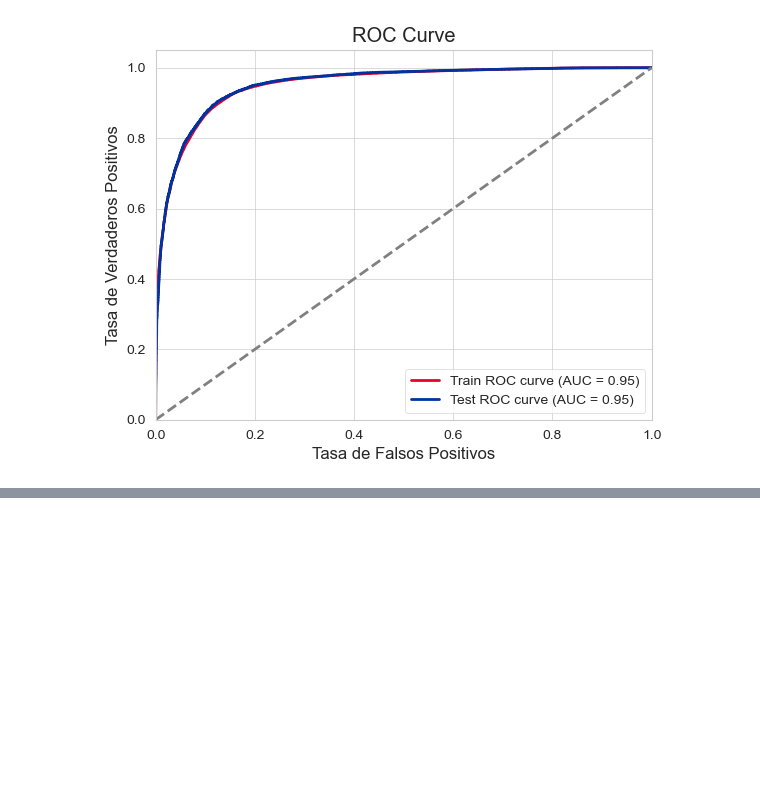
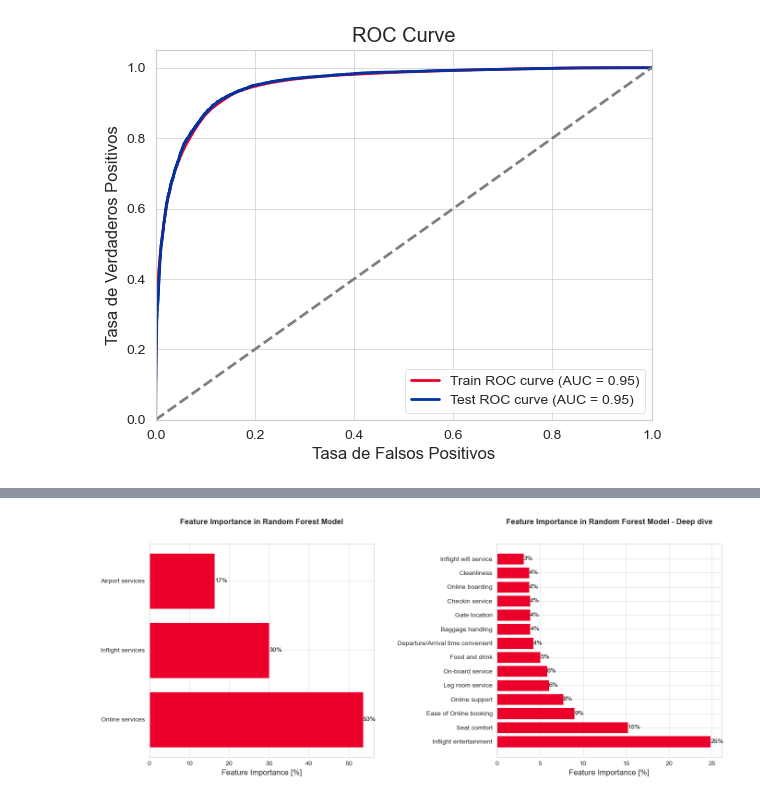
Before and after one commit to florderudder/proyectofinal_coderhouse, a Jupyter notebook: PrimeraEntrega+Derudder.ipynb, the cells around one changed output, grey strips where cells are left out. Cells and saved outputs as stored; diff of their text form; code cells hidden in the pictures; blank space fills up the shorter version.

```diff
--- a/PrimeraEntrega+Derudder.ipynb
+++ b/PrimeraEntrega+Derudder.ipynb
@@ -1577,0 +1578,87 @@ plt.show()
+# %%
+### Características genéricas ###
+
+#Selecciono características más genéricas y la objetivo
+feature_names = ['Inflight services','Online services','Airport services']
+X = df[feature_names]
+y = df['satisf_binaria']
+
+# Filtro el conjunto de datos para obtener conjuntos de entrenamiento y prueba
+X_train = X[df['TRAIN'] == 1]
+y_train = y[df['TRAIN'] == 1]
+X_test = X[df['TRAIN'] == 0]
+y_test = y[df['TRAIN'] == 0]
+
+#Creo un modelo de random forest
+model_rf = RandomForestClassifier(n_estimators=100, random_state=42)
+model_rf.fit(X_train, y_train)
+
+feature_importances_rf = model_rf.feature_importances_
+
+feature_names = X.columns
+
+# Combino las características e importancias y las ordeno
+feature_importance_tuples_rf = sorted(zip(feature_names, feature_importances_rf), key=lambda x: x[1], reverse=True)
+sorted_feature_names_rf, sorted_feature_importances_rf = zip(*feature_importance_tuples_rf)
+
+
+### Características desagregadas ###
+
+#Selecciono las características y la variable objetivo para deep dive para las características desagregadas
+feature_names_1 = ['Seat comfort', 'Departure/Arrival time convenient', 'Food and drink', 'Gate location',
+                   'Inflight wifi service', 'Inflight entertainment', 'Online support', 'Ease of Online booking',
+                   'On-board service', 'Leg room service', 'Baggage handling', 'Checkin service', 'Cleanliness',
+                   'Online boarding']
+X1 = df[feature_names_1]
+y1 = df['satisf_binaria']
+
+# Filtro el conjunto de datos para obtener conjuntos de entrenamiento y prueba
+X1_train = X1[df['TRAIN'] == 1]
+y1_train = y1[df['TRAIN'] == 1]
+X1_test = X1[df['TRAIN'] == 0]
+y1_test = y1[df['TRAIN'] == 0]
+
+#Creo un modelo de random forest para las características desagregadas
+model1_rf = RandomForestClassifier(n_estimators=100, random_state=42)
+model1_rf.fit(X1_train, y1_train)
+
+feature_importances_1_rf = model1_rf.feature_importances_
+
+feature_names_1 = X1.columns
+
+# Combino las características e importancias y las ordeno para las características desagregadas
+feature_importance_tuples_1_rf = sorted(zip(feature_names_1, feature_importances_1_rf), key=lambda x: x[1], reverse=True)
+sorted_feature_names_1_rf, sorted_feature_importances_1_rf = zip(*feature_importance_tuples_1_rf)
+
+
+### Grafico y contextualizo ###
+
+sns.set_style("whitegrid")
+fig, axes = plt.subplots(1, 2, figsize=(16, 6))
+
+ax1 = axes[0].barh(range(len(sorted_feature_importances_rf)), np.array(sorted_feature_importances_rf) * 100,
+                   align='center', color='#EB0029')
+axes[0].set_yticks(range(len(sorted_feature_importances_rf)), sorted_feature_names_rf)
+axes[0].set_xlabel('Feature Importance [%]', fontsize=12)
+axes[0].set_title('Feature Importance in Random Forest Model', fontsize=12, fontweight='bold', pad=30)
+
+for bar, importance in zip(ax1.patches, sorted_feature_importances):
+    color = 'black'
+    axes[0].text(bar.get_width(), bar.get_y() + bar.get_height() / 2, f'{importance * 100:.0f}%',
+                va='center', ha='left', fontsize=10, color=color)
+
+ax2 = axes[1].barh(range(len(sorted_feature_importances_1_rf)), np.array(sorted_feature_importances_1_rf) * 100,
+                   align='center', color='#EB0029')
+axes[1].set_yticks(range(len(sorted_feature_importances_1_rf)), sorted_feature_names_1_rf)
+axes[1].set_xlabel('Feature Importance [%]', fontsize=12)
+axes[1].set_title('Feature Importance in Random Forest Model - Deep dive', fontsize=12, fontweight='bold', pad=30)
+
+for bar, importance in zip(ax2.patches, sorted_feature_importances_1_rf):
+    color = 'black'
+    axes[1].text(bar.get_width(), bar.get_y() + bar.get_height() / 2, f'{importance * 100:.0f}%',
+                va='center', ha='left', fontsize=10, color=color)
+
+plt.subplots_adjust(wspace=0.55)
+plt.show()
+# %% [output]
+[figure, added]
```
Also changed, not shown: parts of 16 cells of this notebook.
